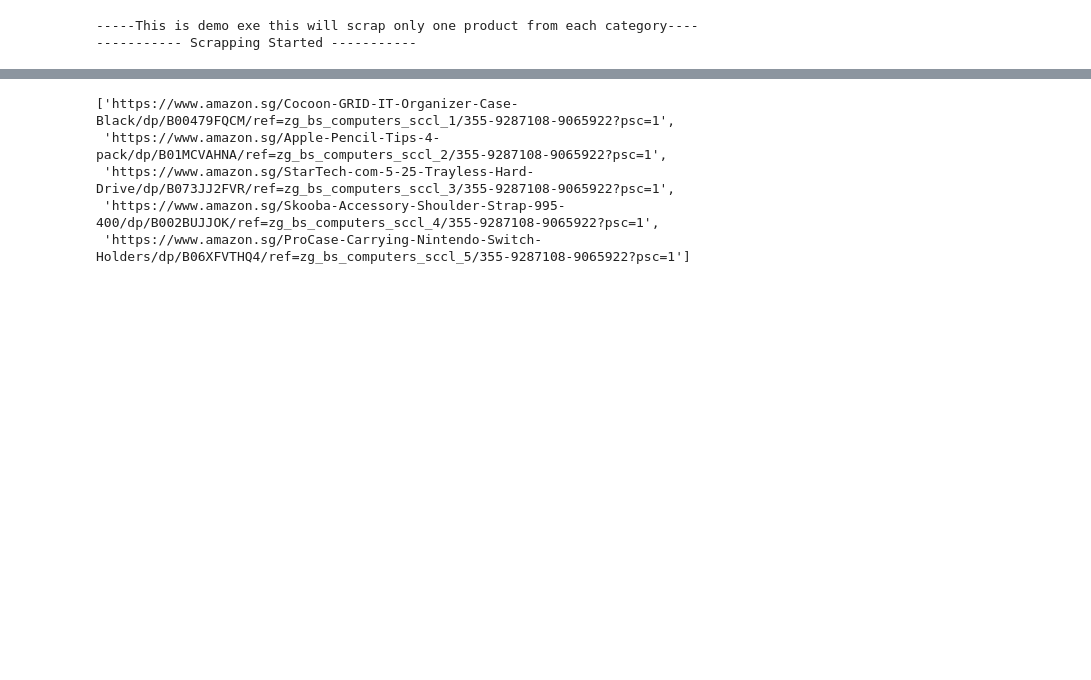
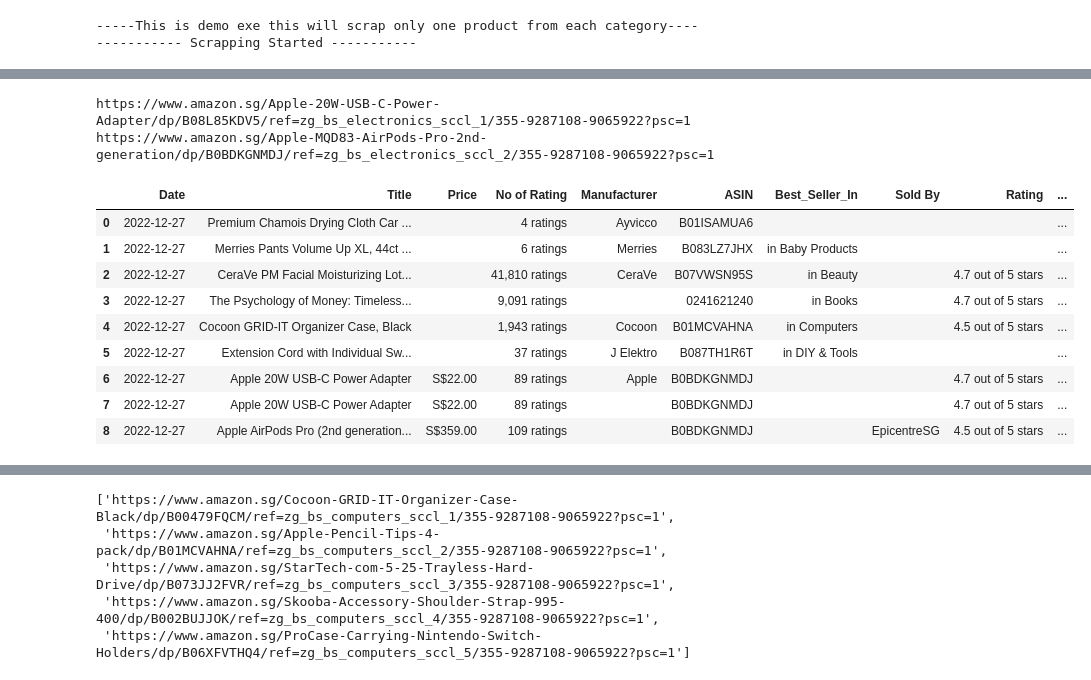
Before and after one commit to techhunter2/amazonbestseller, a Jupyter notebook: test.ipynb, the cells around one changed output, grey strips where cells are left out. Saved outputs shown, nothing was run; the diff lists cells and outputs as text; code cells hidden in the pictures; blank space fills up the shorter version.

```diff
--- a/test.ipynb
+++ b/test.ipynb
@@ -96,0 +84,2 @@ import re
+# %%
+li ='https://www.amazon.sg/Meguiar-G7164-Class-Shampoo-Conditioner/dp/B0009IQXFO/ref=zg_bs_automotive_sccl_1/356-7612797-1452314?psc=1'
@@ -96,0 +89,7 @@ import re
+# %%
+headers = {
+    'User-Agent': 'Mozilla/5.0 (Windows NT 10.0; Win64; x64) AppleWebKit/537.36 (KHTML, like Gecko) Chrome/105.0.0.0 Safari/537.36',
+  }
+# %%
+prop_content = r.get(li,headers=headers)
+data = html.fromstring(prop_content.content)
@@ -96,0 +120,71 @@ import re
+# %%
+for url in pro_links1[:2]:
+      prop_data = {}
+      print(url)
+      prop_content = r.get(url,headers=headers)
+      data = html.fromstring(prop_content.content)
+      prop_data['Date'] = str(date.today())
+      try:
+        prop_data['Title'] =data.xpath("//span[@id='productTitle']")[0].text.strip()
+      except:
+        prop_data['Title'] = ''
+      try:
+        prop_data['Price'] = data.xpath("//div[@class='a-section a-spacing-none aok-align-center']/span/span")[0].text
+      except:
+        prop_data['Price'] = ''
+      try:
+        prop_data['No of Rating'] = data.xpath("//span[@id='acrCustomerReviewText']")[0].text.strip()
+      except:
+        prop_data['No of Rating'] = ''
+      try:
+        prop_data['Manufacturer'] = data.xpath("//th[contains(text(),'Manufacturer')]/following-sibling::td")[0].text.strip().replace('\u200e', '')
+      except:
+        prop_data['Manufacturer'] = ''
+      try:
+        asin = re.search(r'/[dg]p/([^/]+)', pro_links[1], flags=re.IGNORECASE)
+        if asin:
+          prop_data['ASIN'] = asin.group(1)
+        else:
+          prop_data['ASIN'] = ''
+      except:
+        prop_data['ASIN'] = ''
+      try:
+        prop_data['Best_Seller_In'] = data.xpath("//span[@class='cat-link']")[0].text
+      except:
+        prop_data['Best_Seller_In'] = ''
+      try:
+        prop_data['Sold By'] = data.xpath("//div[@id='merchant-info']/a/span/text()")[0]
+      except:
+        prop_data['Sold By'] = ''
+      try:
+        prop_data['Rating'] = data.xpath("//i[@class='a-icon a-icon-star a-star-4-5']/span")[0].text
+      except:
+        prop_data['Rating'] = ''
+      try:
+        prop_data['International Ratings'] = data.xpath("//div[@class='a-box a-spacing-none a-color-alternate-background review']/div")[0].text.strip()
+      except:
+        prop_data['International Ratings'] = ''
+      try:
+        prop_data['Global Rating'] = data.xpath("//div[@data-hook='total-review-count']/span/text()")[0].strip()
+      except:
+        prop_data['Global Rating'] = ''
+      prop_data['Url'] = url
+      all_data.append(prop_data)
+driver.quit()
+df=pd.DataFrame(all_data)
+# %% [output]
+https://www.amazon.sg/Apple-20W-USB-C-Power-Adapter/dp/B08L85KDV5/ref=zg_bs_electronics_sccl_1/355-9287108-9065922?psc=1
+https://www.amazon.sg/Apple-MQD83-AirPods-Pro-2nd-generation/dp/B0BDKGNMDJ/ref=zg_bs_electronics_sccl_2/355-9287108-9065922?psc=1
+# %%
+df
+# %% [output]
+|  | Date | Title | Price | No of Rating | Manufacturer | ASIN | Best_Seller_In | Sold By | Rating | ... |
+| 0 | 2022-12-27 | Premium Chamois Drying Cloth Car ... |  | 4 ratings | Ayvicco | B01ISAMUA6 |  |  |  | ... |
+| 1 | 2022-12-27 | Merries Pants Volume Up XL, 44ct ... |  | 6 ratings | Merries | B083LZ7JHX | in Baby Products |  |  | ... |
+| 2 | 2022-12-27 | CeraVe PM Facial Moisturizing Lot... |  | 41,810 ratings | CeraVe | B07VWSN95S | in Beauty |  | 4.7 out of 5 stars | ... |
+| 3 | 2022-12-27 | The Psychology of Money: Timeless... |  | 9,091 ratings |  | 0241621240 | in Books |  | 4.7 out of 5 stars | ... |
+| 4 | 2022-12-27 | Cocoon GRID-IT Organizer Case, Black |  | 1,943 ratings | Cocoon | B01MCVAHNA | in Computers |  | 4.5 out of 5 stars | ... |
+| 5 | 2022-12-27 | Extension Cord with Individual Sw... |  | 37 ratings | J Elektro | B087TH1R6T | in DIY & Tools |  |  | ... |
+| 6 | 2022-12-27 | Apple 20W USB-C Power Adapter | S$22.00 | 89 ratings | Apple | B0BDKGNMDJ |  |  | 4.7 out of 5 stars | ... |
+| 7 | 2022-12-27 | Apple 20W USB-C Power Adapter | S$22.00 | 89 ratings |  | B0BDKGNMDJ |  |  | 4.7 out of 5 stars | ... |
+| 8 | 2022-12-27 | Apple AirPods Pro (2nd generation... | S$359.00 | 109 ratings |  | B0BDKGNMDJ |  | EpicentreSG | 4.5 out of 5 stars | ... |
```
Also changed, not shown: parts of 20 cells of this notebook, 3 other files.
